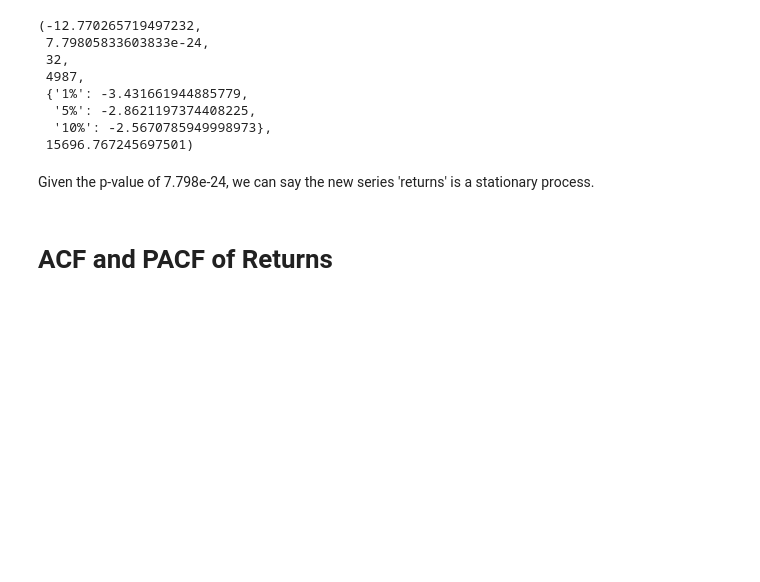
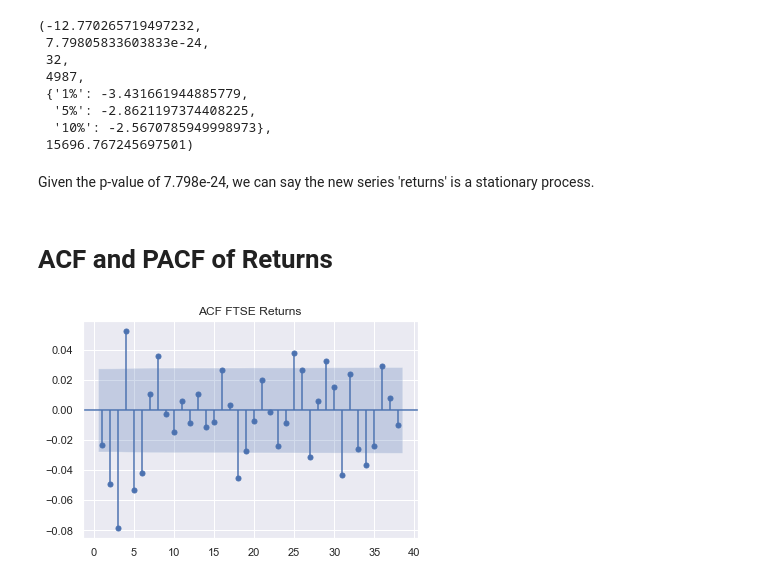
Before and after one commit to mkang32/snp500-analysis, a Jupyter notebook: notebooks/3.the_AR_model_with_Returns.ipynb, the cells around one changed output. Cells and saved outputs as stored; diff of their text form; code cells hidden in the pictures; blank space fills up the shorter version.

Commit message:
AR for returns

```diff
--- a/notebooks/3.the_AR_model_with_Returns.ipynb
+++ b/notebooks/3.the_AR_model_with_Returns.ipynb
@@ -88,3 +88,9 @@ sts.adfuller(df.returns)
 Given the p-value of 7.798e-24, we can say the new series 'returns' is a stationary process.
 # %% [markdown]
 # ACF and PACF of Returns
+# %%
+sgt.plot_acf(df.returns, zero=False)
+plt.title("ACF FTSE Returns")
+plt.show()
+# %% [output]
+[figure, added]
```
Also changed, not shown: parts of 11 cells of this notebook.
